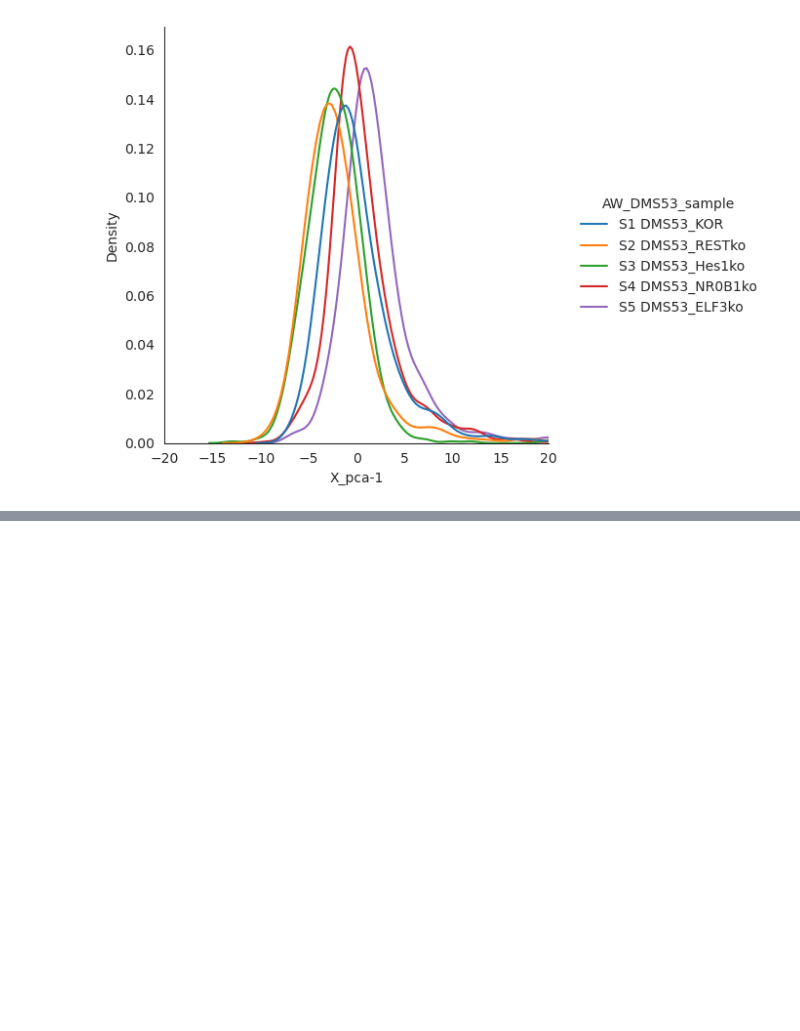
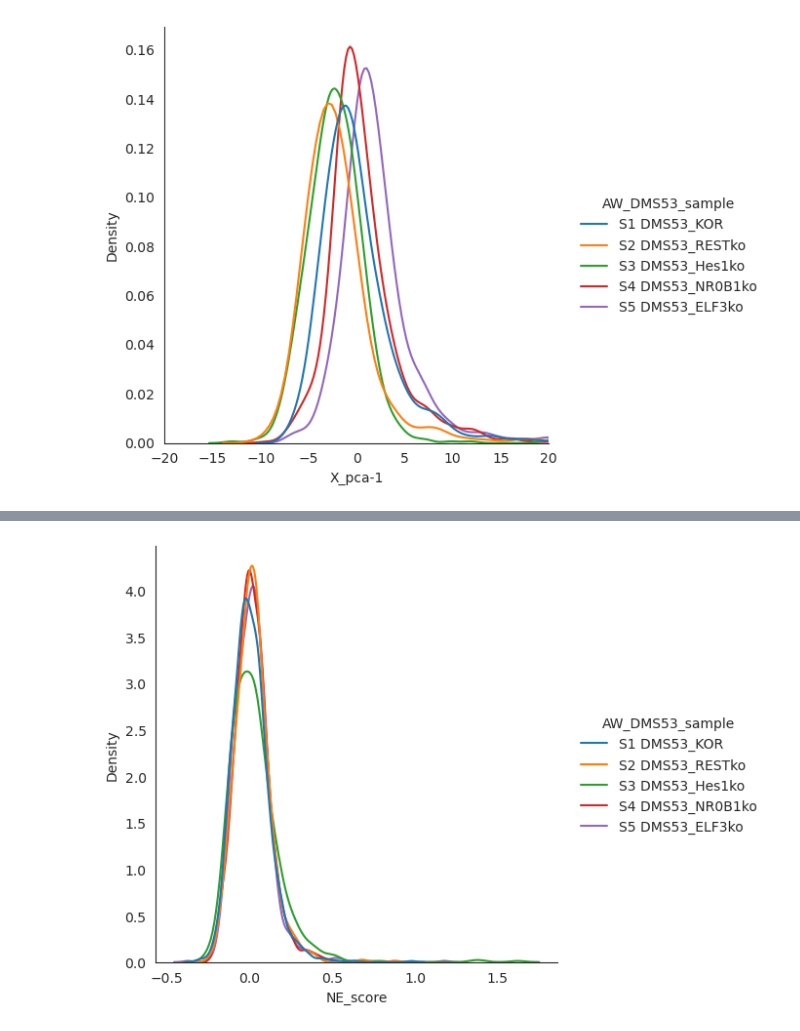
Before and after one commit to QuLab-VU/tempo_code, a Jupyter notebook: rna_seq/DMS53_MT_RP_filter.ipynb, the cells around one changed output, grey strips where cells are left out. Drawn from its saved outputs; the diff is of its cells as text; code cells hidden in the pictures; blank space fills up the shorter version.

```diff
--- a/rna_seq/DMS53_MT_RP_filter.ipynb
+++ b/rna_seq/DMS53_MT_RP_filter.ipynb
@@ -342,0 +367,4 @@ fig4 = sns.displot(pca_df, x='X_pca-1', hue='AW_DMS53_sample', kind="kde", commo
+# %%
+fig6 = fig4 = sns.displot(data=mt_rp_filter.obs, x='NE_score', hue='AW_DMS53_sample', kind="kde", common_norm=False)
+# %% [output]
+[figure, added]
```
Also changed, not shown: parts of 10 cells of this notebook.
